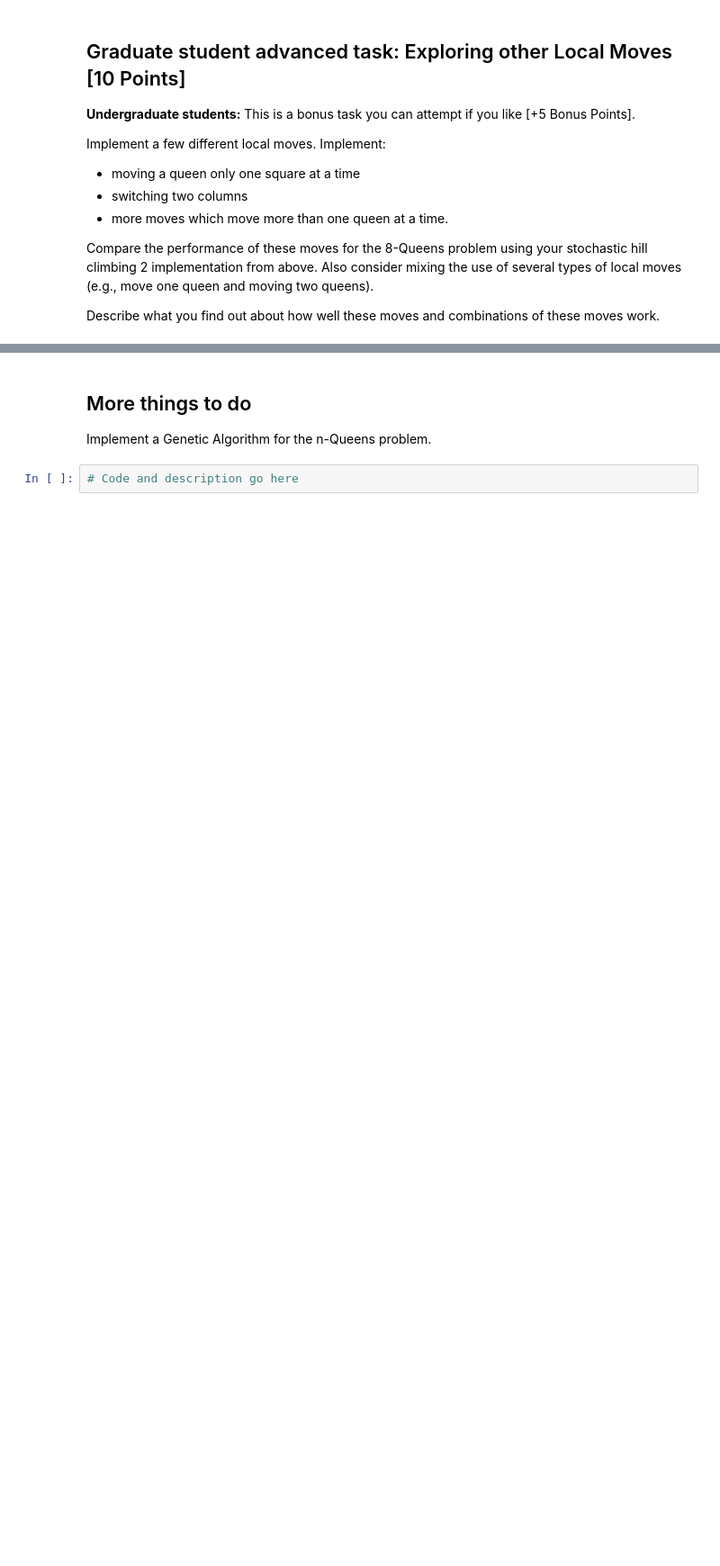
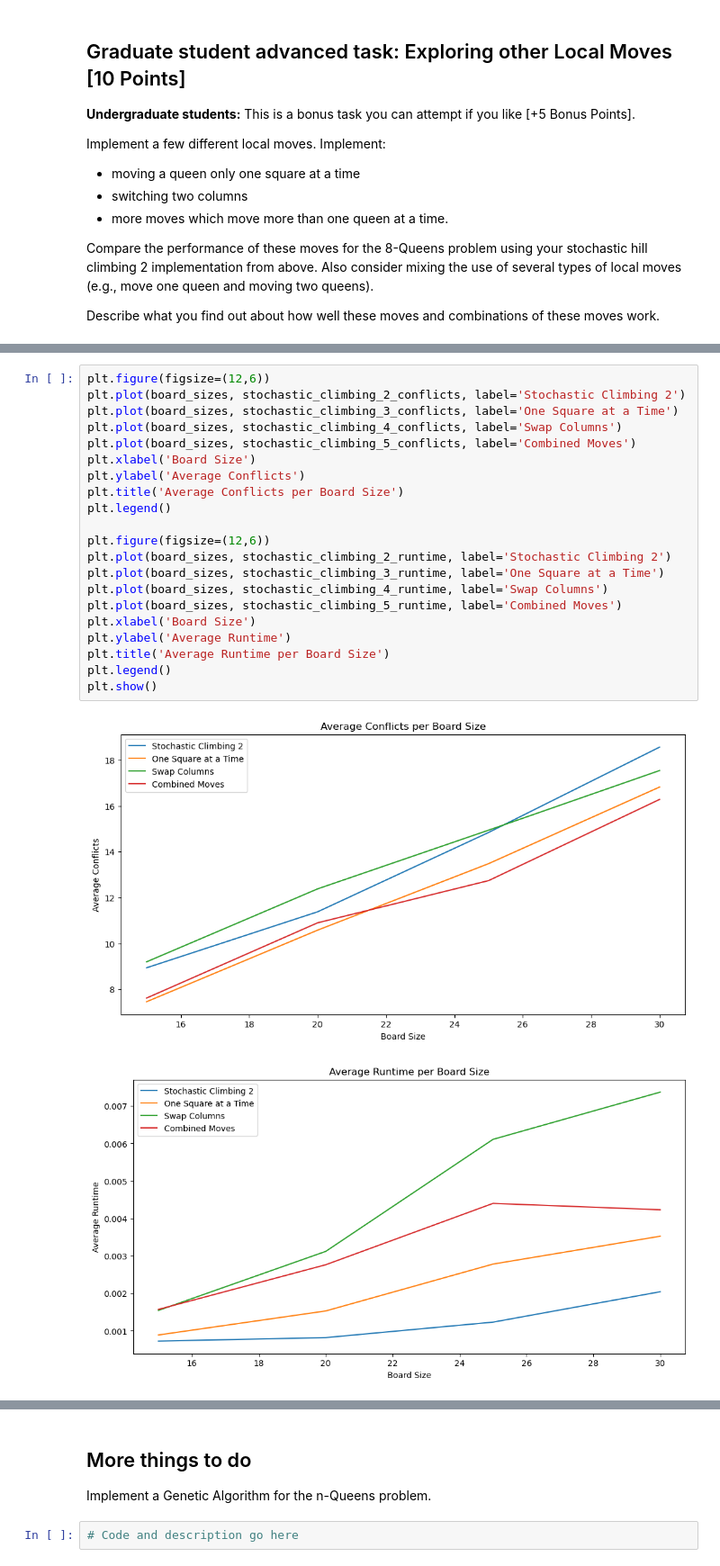
Before and after one commit to leilaniGegg/CS7320-ArtificialIntelligence, a Jupyter notebook: Assignment 4/n_queens.ipynb, the cells around one changed output, grey strips where cells are left out. Shown at 90% size. Cells and saved outputs as stored; diff of their text form; blank space fills up the shorter version.

```diff
--- a/Assignment 4/n_queens.ipynb
+++ b/Assignment 4/n_queens.ipynb
@@ -541,0 +647,24 @@ Stochastic Hill Climbing 4: 11 conflicts.
+# %%
+plt.figure(figsize=(12,6))
+plt.plot(board_sizes, stochastic_climbing_2_conflicts, label='Stochastic Climbing 2')
+plt.plot(board_sizes, stochastic_climbing_3_conflicts, label='One Square at a Time')
+plt.plot(board_sizes, stochastic_climbing_4_conflicts, label='Swap Columns')
+plt.plot(board_sizes, stochastic_climbing_5_conflicts, label='Combined Moves')
+plt.xlabel('Board Size')
+plt.ylabel('Average Conflicts')
+plt.title('Average Conflicts per Board Size')
+plt.legend()
+
+plt.figure(figsize=(12,6))
+plt.plot(board_sizes, stochastic_climbing_2_runtime, label='Stochastic Climbing 2')
+plt.plot(board_sizes, stochastic_climbing_3_runtime, label='One Square at a Time')
+plt.plot(board_sizes, stochastic_climbing_4_runtime, label='Swap Columns')
+plt.plot(board_sizes, stochastic_climbing_5_runtime, label='Combined Moves')
+plt.xlabel('Board Size')
+plt.ylabel('Average Runtime')
+plt.title('Average Runtime per Board Size')
+plt.legend()
+plt.show()
+# %% [output]
+[figure, added]
+[figure, added]
```
Also changed, not shown: parts of 15 cells of this notebook.
